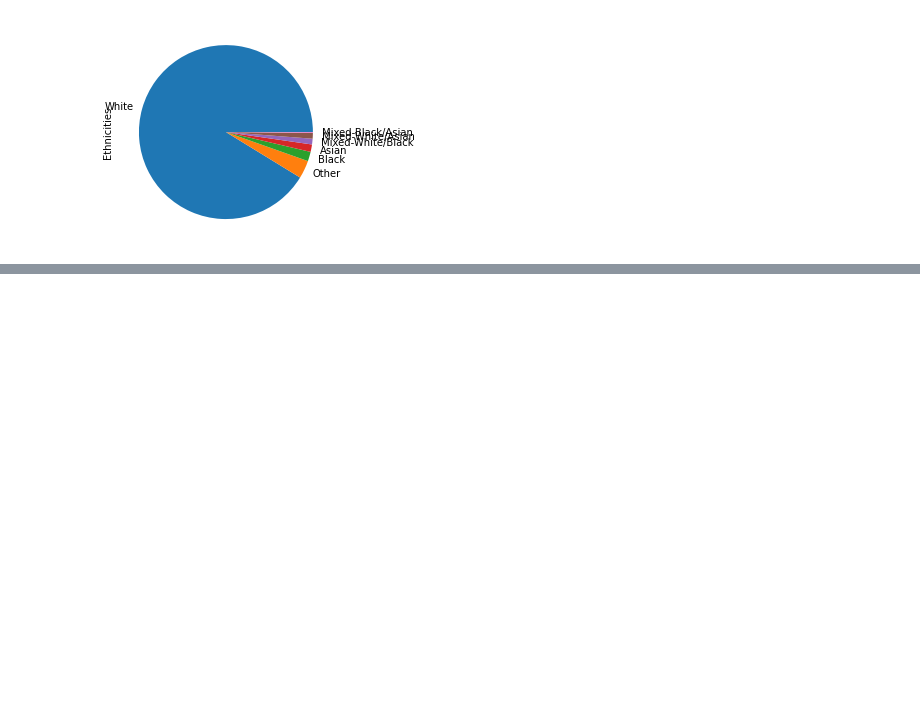
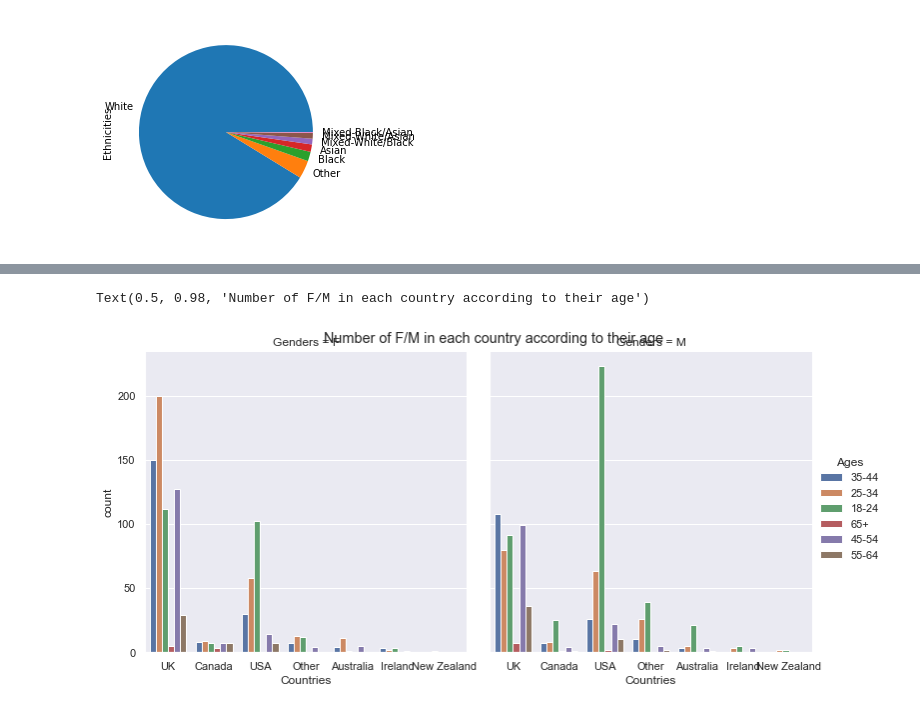
Before and after one commit to ras-000212/ESILV4-DIA-DataAnalysis-Project, a Jupyter notebook: data_analysis.ipynb, the cells around one changed output, grey strips where cells are left out. Cells and saved outputs as stored; diff of their text form; code cells hidden in the pictures; blank space fills up the shorter version.

```diff
--- a/data_analysis.ipynb
+++ b/data_analysis.ipynb
@@ -250,0 +262,7 @@ df["Educations"].value_counts().plot(kind="pie")
+# %%
+g = sns.catplot(x="Countries", hue="Ages", col="Genders",
+                data=df, kind="count");
+g.fig.suptitle("Number of F/M in each country according to their age")
+# %% [output]
+Text(0.5, 0.98, 'Number of F/M in each country according to their age')
+[figure, added]
```
Also changed, not shown: parts of 11 cells of this notebook.
